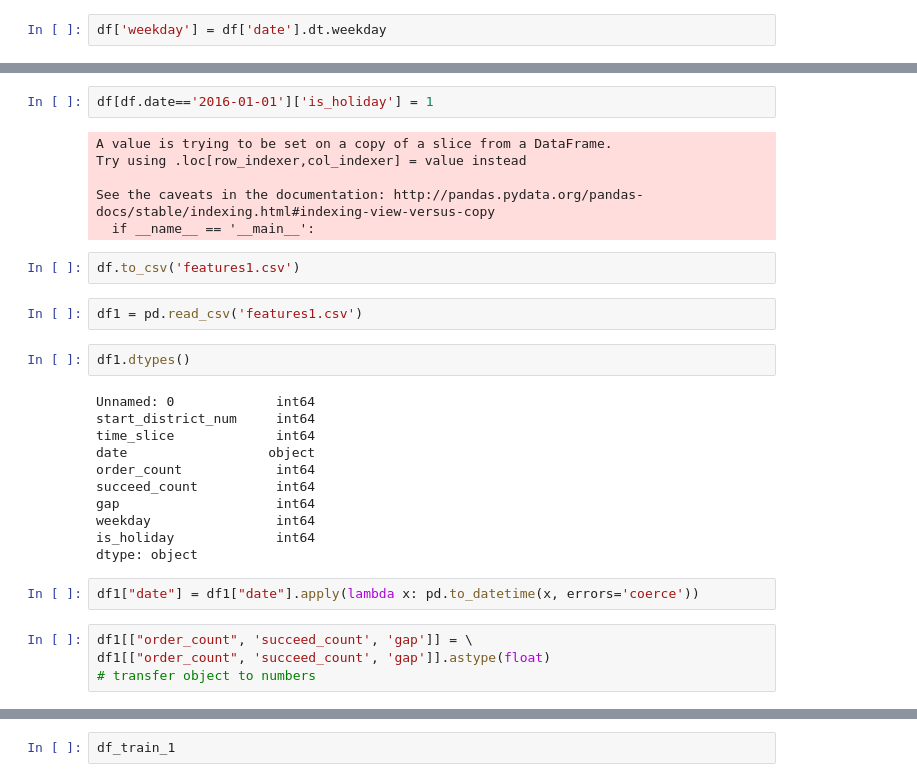
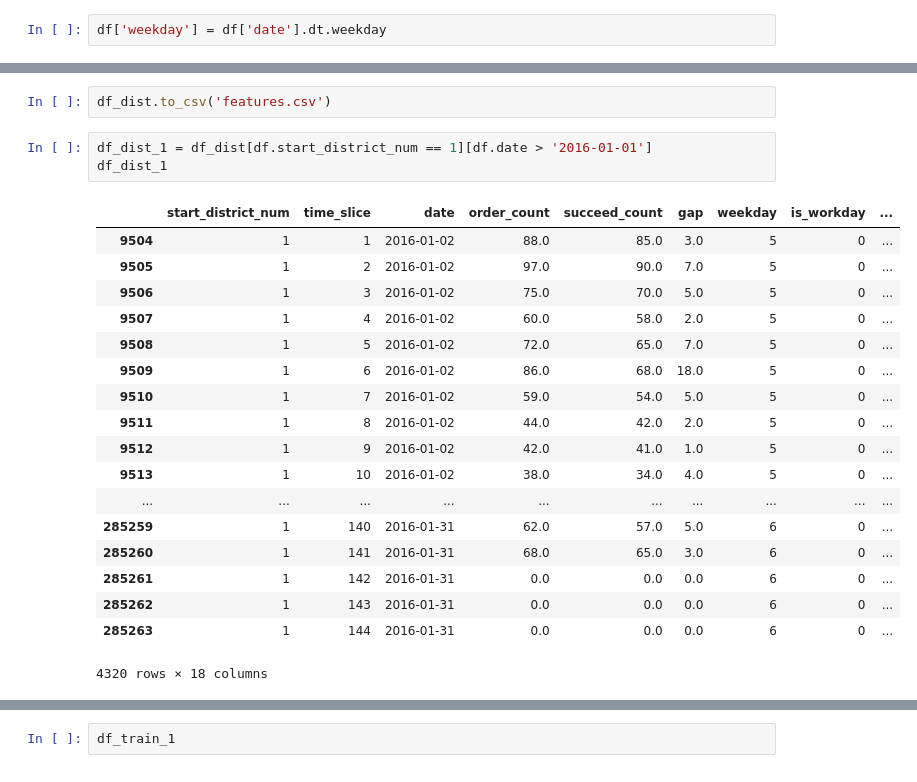
Before and after one commit to mofhu/didi-transition, a Jupyter notebook: features.ipynb, the cells around one changed output, grey strips where cells are left out. Drawn from its saved outputs; the diff is of its cells as text.

```diff
--- a/features.ipynb
+++ b/features.ipynb
@@ -116,31 +160,24 @@ df['is_holiday'] = df['weekday'] - df['weekday']
+# %%
+df_dist.to_csv('features.csv')
 # %%
-df[df.date=='2016-01-01']['is_holiday'] = 1
+df_dist_1 = df_dist[df.start_district_num == 1][df.date > '2016-01-01']
+df_dist_1
 # %% [output]
+|  | start_district_num | time_slice | date | order_count | succeed_count | gap | weekday | is_workday | ... |
+| 9504 | 1 | 1 | 2016-01-02 | 88.0 | 85.0 | 3.0 | 5 | 0 | ... |
+| 9505 | 1 | 2 | 2016-01-02 | 97.0 | 90.0 | 7.0 | 5 | 0 | ... |
+| 9506 | 1 | 3 | 2016-01-02 | 75.0 | 70.0 | 5.0 | 5 | 0 | ... |
+| 9507 | 1 | 4 | 2016-01-02 | 60.0 | 58.0 | 2.0 | 5 | 0 | ... |
+| 9508 | 1 | 5 | 2016-01-02 | 72.0 | 65.0 | 7.0 | 5 | 0 | ... |
+| 9509 | 1 | 6 | 2016-01-02 | 86.0 | 68.0 | 18.0 | 5 | 0 | ... |
+| 9510 | 1 | 7 | 2016-01-02 | 59.0 | 54.0 | 5.0 | 5 | 0 | ... |
+| 9511 | 1 | 8 | 2016-01-02 | 44.0 | 42.0 | 2.0 | 5 | 0 | ... |
+| 9512 | 1 | 9 | 2016-01-02 | 42.0 | 41.0 | 1.0 | 5 | 0 | ... |
+| 9513 | 1 | 10 | 2016-01-02 | 38.0 | 34.0 | 4.0 | 5 | 0 | ... |
+| ... | ... | ... | ... | ... | ... | ... | ... | ... | ... |
+| 285259 | 1 | 140 | 2016-01-31 | 62.0 | 57.0 | 5.0 | 6 | 0 | ... |
+| 285260 | 1 | 141 | 2016-01-31 | 68.0 | 65.0 | 3.0 | 6 | 0 | ... |
+| 285261 | 1 | 142 | 2016-01-31 | 0.0 | 0.0 | 0.0 | 6 | 0 | ... |
+| 285262 | 1 | 143 | 2016-01-31 | 0.0 | 0.0 | 0.0 | 6 | 0 | ... |
+| 285263 | 1 | 144 | 2016-01-31 | 0.0 | 0.0 | 0.0 | 6 | 0 | ... |
-A value is trying to be set on a copy of a slice from a DataFrame.
-Try using .loc[row_indexer,col_indexer] = value instead
-
-See the caveats in the documentation: http://pandas.pydata.org/pandas-docs/stable/indexing.html#indexing-view-versus-copy
-  if __name__ == '__main__':
+4320 rows × 18 columns
-# %%
-df.to_csv('features1.csv')
-# %%
-df1 = pd.read_csv('features1.csv')
-# %%
-df1.dtypes()
-# %% [output]
-Unnamed: 0             int64
-start_district_num     int64
-time_slice             int64
-date                  object
-order_count            int64
-succeed_count          int64
-gap                    int64
-weekday                int64
-is_holiday             int64
-dtype: object
-# %%
-df1["date"] = df1["date"].apply(lambda x: pd.to_datetime(x, errors='coerce'))
-# %%
-df1[["order_count", 'succeed_count', 'gap']] = \
-df1[["order_count", 'succeed_count', 'gap']].astype(float)
-# transfer object to numbers
```
Also changed, not shown: parts of 19 cells of this notebook.
